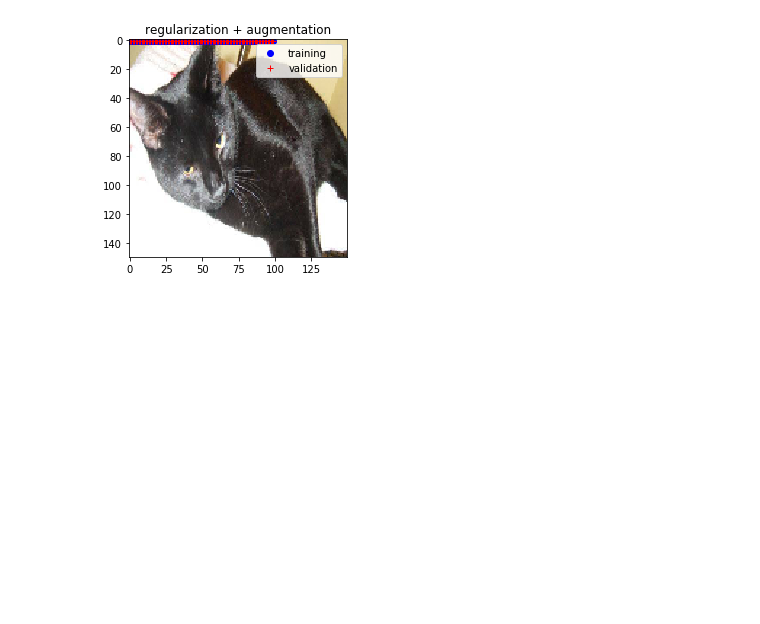
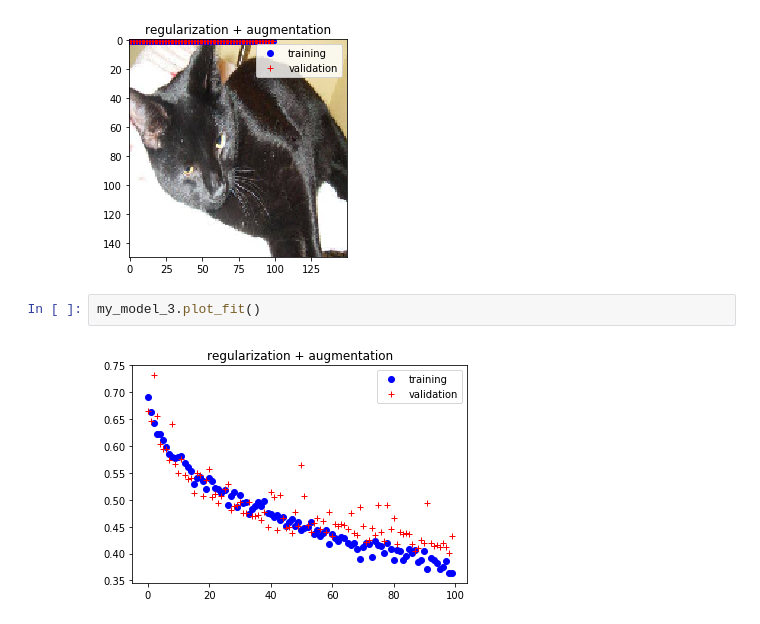
Before and after one commit to sudzam/ProjectX, a Jupyter notebook: sandbox/sudi/jupyter/VisionNet.ipynb, the cells around one changed output. Saved outputs shown, nothing was run; the diff lists cells and outputs as text; blank space fills up the shorter version.

Commit message:
updated graph for reg + augment..

```diff
--- a/sandbox/sudi/jupyter/VisionNet.ipynb
+++ b/sandbox/sudi/jupyter/VisionNet.ipynb
@@ -339,3 +339,7 @@ Epoch 99/100
 Epoch 100/100
 40/40 [==============================] - 262s 7s/step - loss: 0.3640 - acc: 0.8370 - val_loss: 0.4335 - val_acc: 0.8000
 [figure]
+# %%
+my_model_3.plot_fit()
+# %% [output]
+[figure, added]
```
